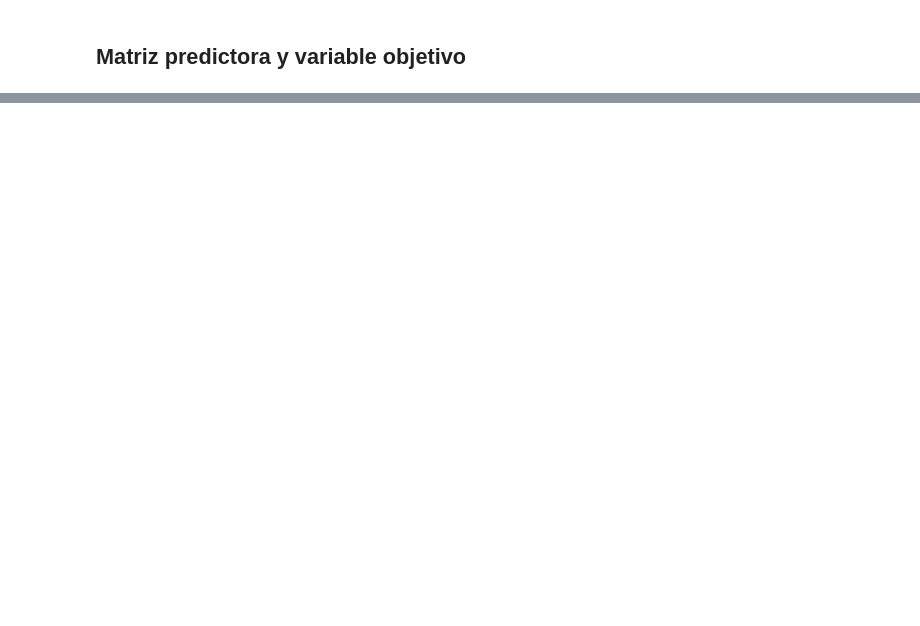
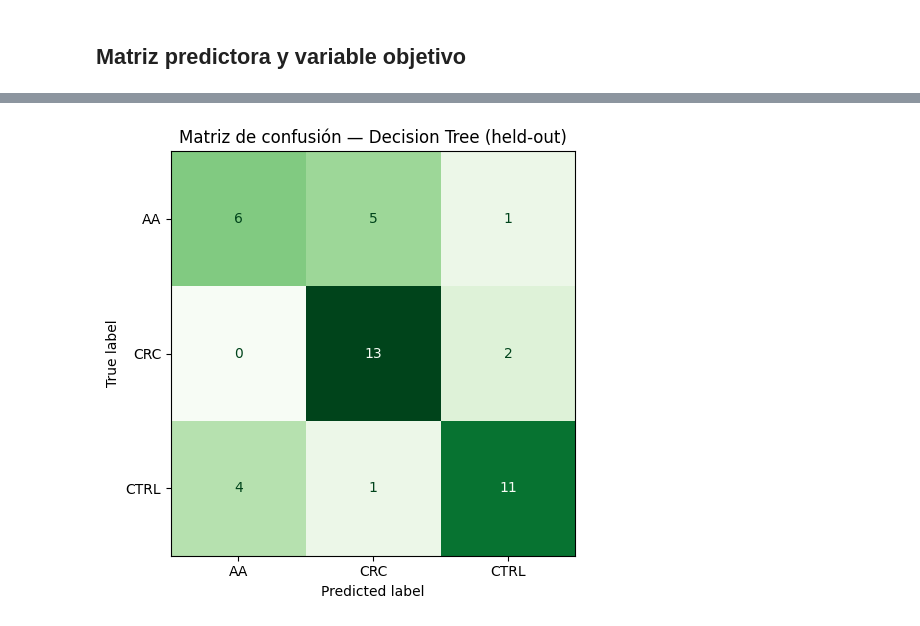
Before and after one commit to A01795919/proyecto_integrador_equipo-22, a Jupyter notebook: notebooks/Avance4_Equipo22.ipynb, the cells around one changed output, grey strips where cells are left out. Saved outputs shown, nothing was run; the diff lists cells and outputs as text; code cells hidden in the pictures; blank space fills up the shorter version.

```diff
--- a/notebooks/Avance4_Equipo22.ipynb
+++ b/notebooks/Avance4_Equipo22.ipynb
@@ -666,0 +695,19 @@ Scikit-learn Developers. (2026). *Scikit-learn User Guide*. https://scikit-learn
+# %%
+# ============================================================
+# Matriz de confusión en held-out test set
+# ============================================================
+
+cm = confusion_matrix(y_test, y_test_pred, labels=final_model.classes_)
+
+disp = ConfusionMatrixDisplay(
+    confusion_matrix=cm,
+    display_labels=final_model.classes_
+)
+
+fig, ax = plt.subplots(figsize=(6, 5))
+disp.plot(cmap='Greens', ax=ax, colorbar=False)
+plt.title('Matriz de confusión — Decision Tree (held-out)')
+plt.tight_layout()
+plt.show()
+# %% [output]
+[figure, added]
```
Also changed, not shown: parts of 64 cells of this notebook.
